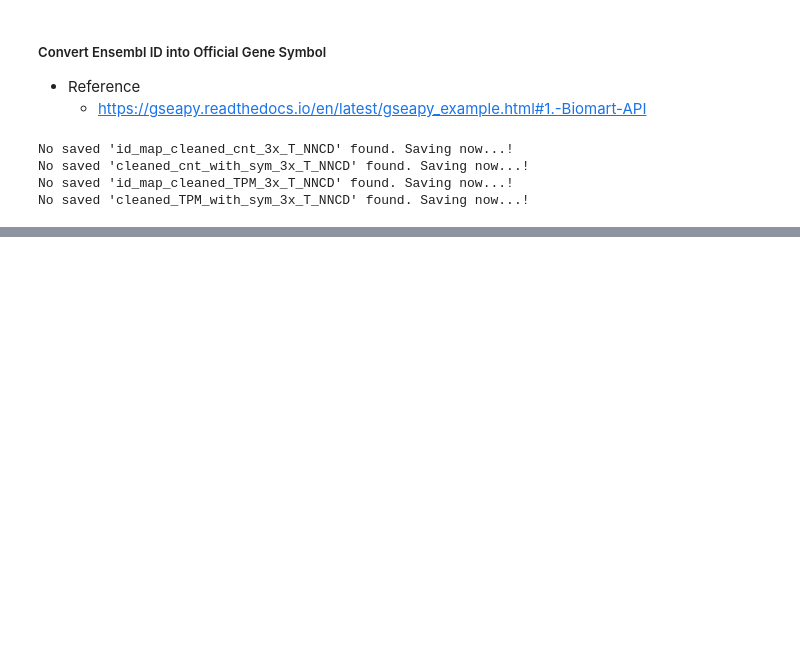
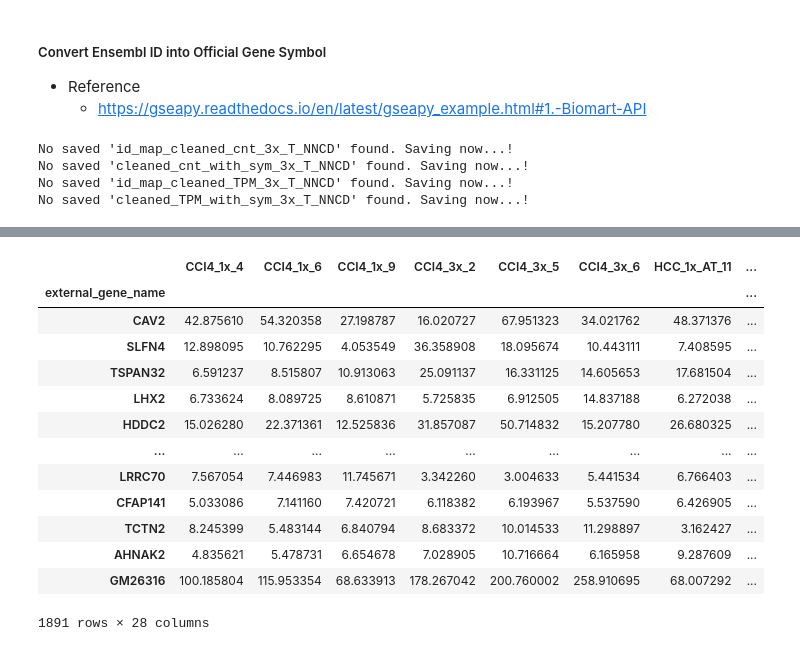
Before and after one commit to jigsaw-snu/NASH_HCC_liver-KRIBB_2022, a Jupyter notebook: srcs/rsem_star_deseq/sample_qc.ipynb, the cells around one changed output, grey strips where cells are left out. Drawn from its saved outputs; the diff is of its cells as text; code cells hidden in the pictures; blank space fills up the shorter version.

```diff
--- a/srcs/rsem_star_deseq/sample_qc.ipynb
+++ b/srcs/rsem_star_deseq/sample_qc.ipynb
@@ -1085,0 +1135,17 @@ test4.loc[[x for x in test4.index if 'insulin' in x.lower()], :].reindex(sorted(
+# %%
+highvar_TPM_with_sym
+# %% [output]
+|  | CCI4_1x_4 | CCI4_1x_6 | CCI4_1x_9 | CCI4_3x_2 | CCI4_3x_5 | CCI4_3x_6 | HCC_1x_AT_11 | ... |
+| external_gene_name |  |  |  |  |  |  |  | ... |
+| CAV2 | 42.875610 | 54.320358 | 27.198787 | 16.020727 | 67.951323 | 34.021762 | 48.371376 | ... |
+| SLFN4 | 12.898095 | 10.762295 | 4.053549 | 36.358908 | 18.095674 | 10.443111 | 7.408595 | ... |
+| TSPAN32 | 6.591237 | 8.515807 | 10.913063 | 25.091137 | 16.331125 | 14.605653 | 17.681504 | ... |
+| LHX2 | 6.733624 | 8.089725 | 8.610871 | 5.725835 | 6.912505 | 14.837188 | 6.272038 | ... |
+| HDDC2 | 15.026280 | 22.371361 | 12.525836 | 31.857087 | 50.714832 | 15.207780 | 26.680325 | ... |
+| ... | ... | ... | ... | ... | ... | ... | ... | ... |
+| LRRC70 | 7.567054 | 7.446983 | 11.745671 | 3.342260 | 3.004633 | 5.441534 | 6.766403 | ... |
+| CFAP141 | 5.033086 | 7.141160 | 7.420721 | 6.118382 | 6.193967 | 5.537590 | 6.426905 | ... |
+| TCTN2 | 8.245399 | 5.483144 | 6.840794 | 8.683372 | 10.014533 | 11.298897 | 3.162427 | ... |
+| AHNAK2 | 4.835621 | 5.478731 | 6.654678 | 7.028905 | 10.716664 | 6.165958 | 9.287609 | ... |
+| GM26316 | 100.185804 | 115.953354 | 68.633913 | 178.267042 | 200.760002 | 258.910695 | 68.007292 | ... |
+1891 rows × 28 columns
```
Also changed, not shown: parts of 9 cells of this notebook, 10 other files.
